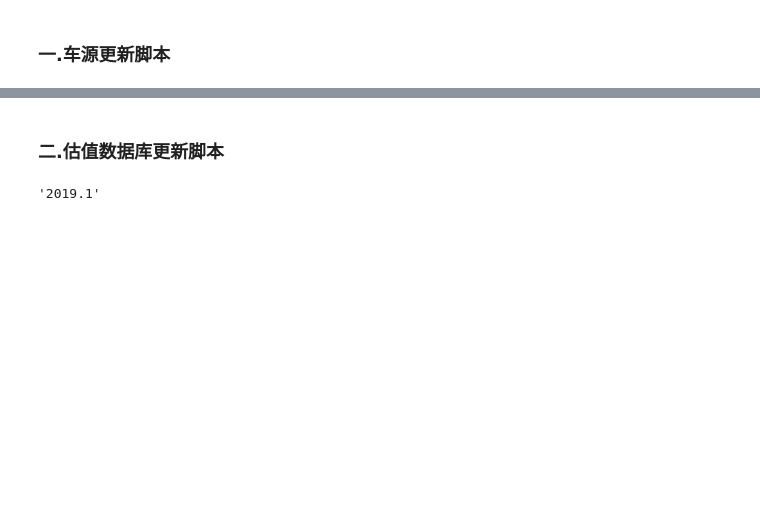
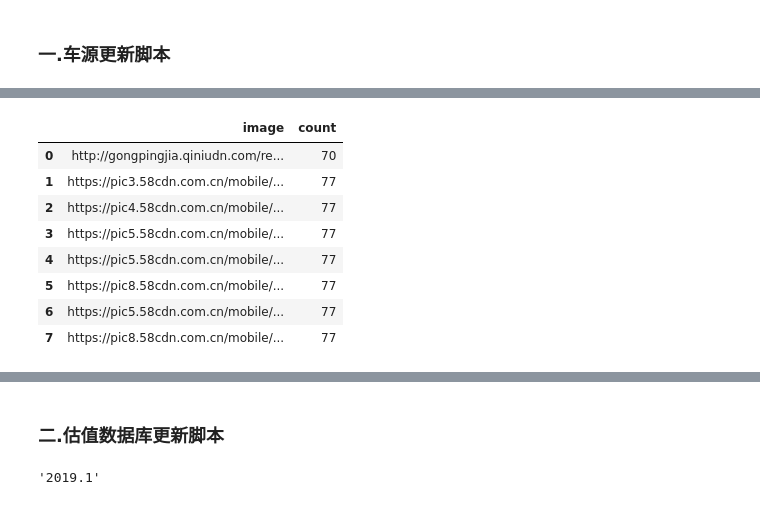
Before and after one commit to dj-lei/detail_match, a Jupyter notebook: jupyter/car_source_match.ipynb, the cells around one changed output, grey strips where cells are left out. Cells and saved outputs as stored; diff of their text form; code cells hidden in the pictures; blank space fills up the shorter version.

```diff
--- a/jupyter/car_source_match.ipynb
+++ b/jupyter/car_source_match.ipynb
@@ -266,0 +427,19 @@ have match count: 10 rate: 1.0
+# %%
+car_source = pd.read_csv('./finish_match.csv',low_memory=False)
+
+def cal_count(df):
+    return len(df['image'])
+car_image = pd.DataFrame()
+car_image['image'] = pd.Series(eval(car_source.loc[0,'car_image']))
+car_image['count'] = car_image.apply(cal_count,axis=1)
+car_image
+# %% [output]
+|  | image | count |
+| 0 | http://gongpingjia.qiniudn.com/re... | 70 |
+| 1 | https://pic3.58cdn.com.cn/mobile/... | 77 |
+| 2 | https://pic4.58cdn.com.cn/mobile/... | 77 |
+| 3 | https://pic5.58cdn.com.cn/mobile/... | 77 |
+| 4 | https://pic5.58cdn.com.cn/mobile/... | 77 |
+| 5 | https://pic8.58cdn.com.cn/mobile/... | 77 |
+| 6 | https://pic5.58cdn.com.cn/mobile/... | 77 |
+| 7 | https://pic8.58cdn.com.cn/mobile/... | 77 |
```
Also changed, not shown: parts of 26 cells of this notebook, 13 other files.
